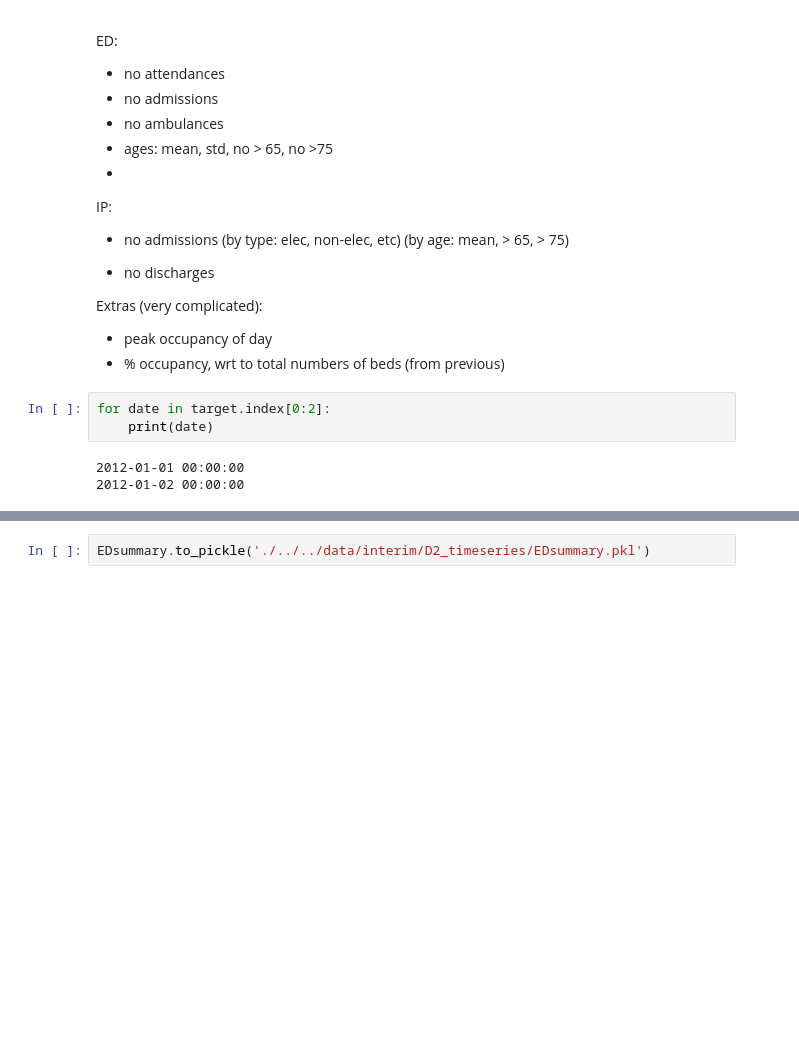
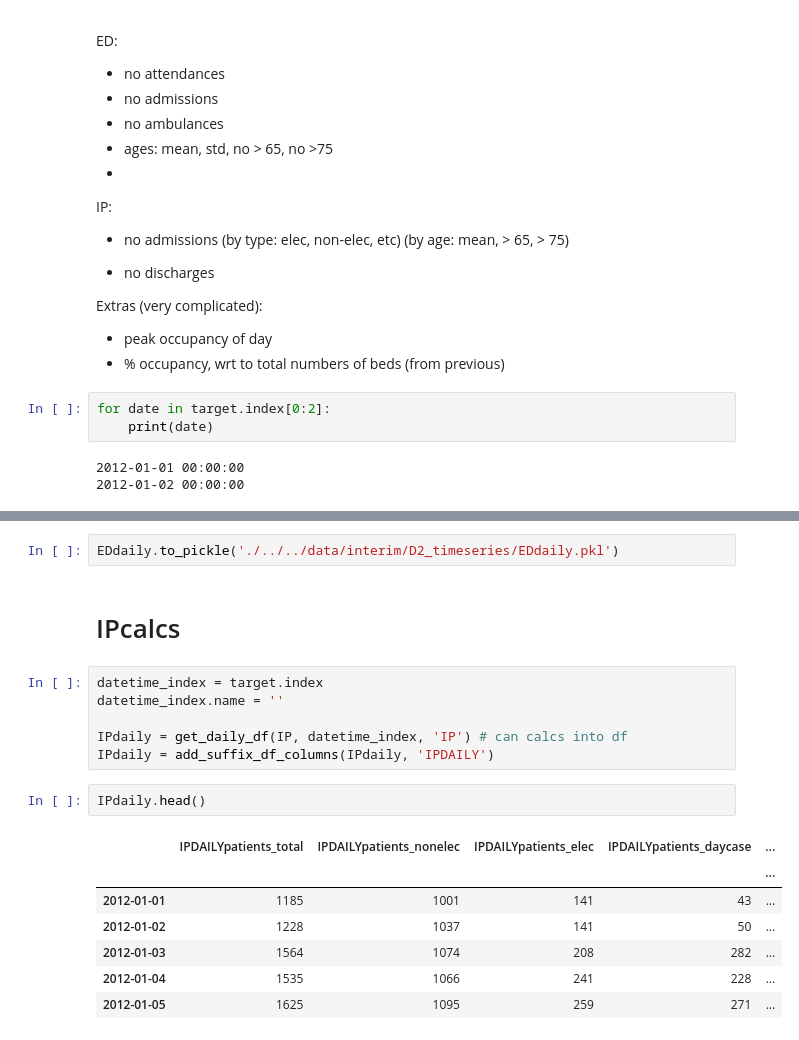
Before and after one commit to BradKeogh/EDclassification, a Jupyter notebook: notebooks/data_cleaning/D2_create_daily_features.ipynb, the cells around one changed output, grey strips where cells are left out. Saved outputs shown, nothing was run; the diff lists cells and outputs as text; blank space fills up the shorter version.

```diff
--- a/notebooks/data_cleaning/D2_create_daily_features.ipynb
+++ b/notebooks/data_cleaning/D2_create_daily_features.ipynb
@@ -156,2 +260,20 @@ EDsummary = get_daily_df(ED, datetime_index, 'ED')
 # %%
-EDsummary.to_pickle('./../../data/interim/D2_timeseries/EDsummary.pkl')
+EDdaily.to_pickle('./../../data/interim/D2_timeseries/EDdaily.pkl')
+# %% [markdown]
+# IPcalcs
+# %%
+datetime_index = target.index
+datetime_index.name = ''
+
+IPdaily = get_daily_df(IP, datetime_index, 'IP') # can calcs into df
+IPdaily = add_suffix_df_columns(IPdaily, 'IPDAILY')
+# %%
+IPdaily.head()
+# %% [output]
+|  | IPDAILYpatients_total | IPDAILYpatients_nonelec | IPDAILYpatients_elec | IPDAILYpatients_daycase | ... |
+|  |  |  |  |  | ... |
+| 2012-01-01 | 1185 | 1001 | 141 | 43 | ... |
+| 2012-01-02 | 1228 | 1037 | 141 | 50 | ... |
+| 2012-01-03 | 1564 | 1074 | 208 | 282 | ... |
+| 2012-01-04 | 1535 | 1066 | 241 | 228 | ... |
+| 2012-01-05 | 1625 | 1095 | 259 | 271 | ... |
```
Also changed, not shown: parts of 25 cells of this notebook, 6 other files.
